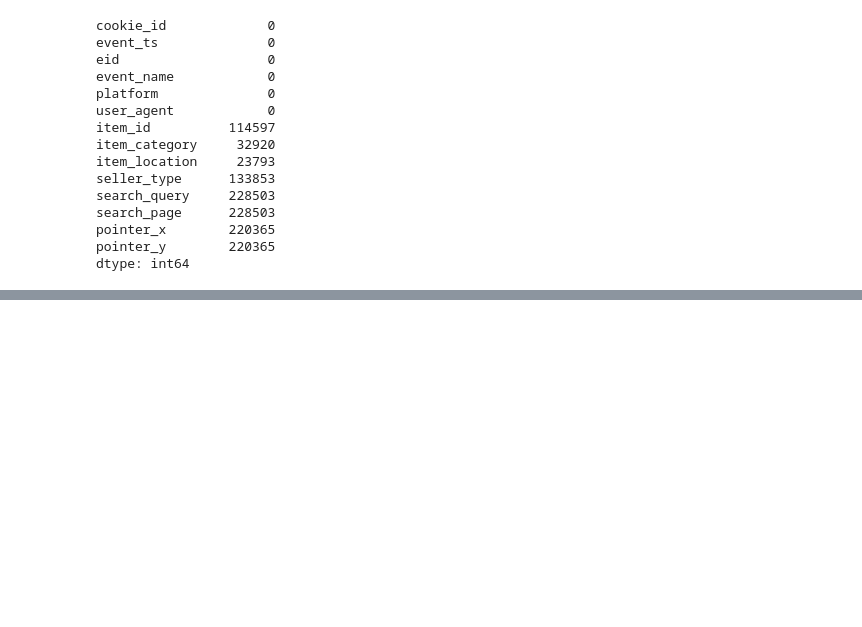
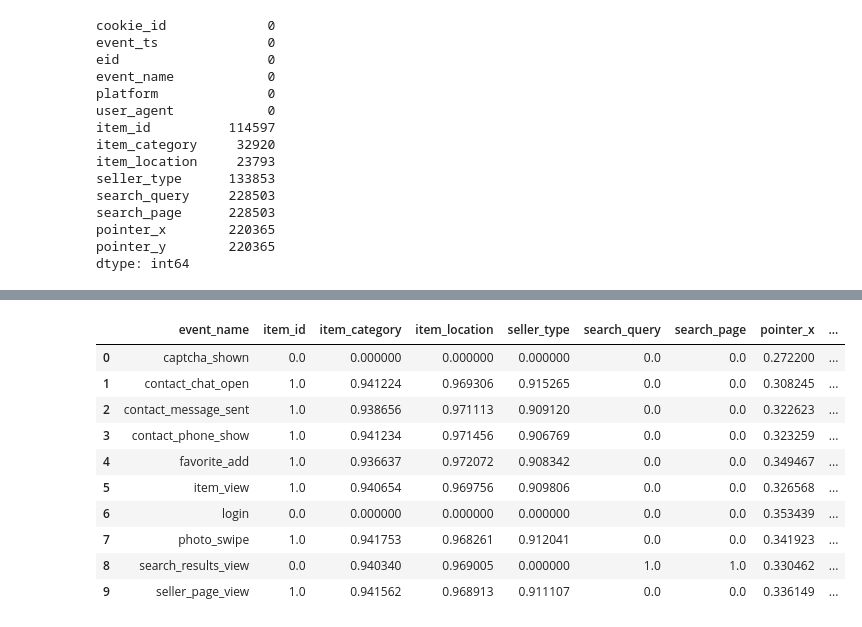
Before and after one commit to Nochami4/avito-bot-detection, a Jupyter notebook: solution.ipynb, the cells around one changed output, grey strips where cells are left out. Drawn from its saved outputs; the diff is of its cells as text; code cells hidden in the pictures; blank space fills up the shorter version.

```diff
--- a/solution.ipynb
+++ b/solution.ipynb
@@ -95,0 +113,31 @@ dtype: int64
+# %%
+nullable_columns = [
+    "item_id",
+    "item_category",
+    "item_location",
+    "seller_type",
+    "search_query",
+    "search_page",
+    "pointer_x",
+    "pointer_y",
+]
+
+event_stat = (
+    events.groupby("event_name")[nullable_columns]
+    .agg(lambda x: x.notna().mean())
+    .reset_index()
+)
+
+event_stat
+# %% [output]
+|  | event_name | item_id | item_category | item_location | seller_type | search_query | search_page | pointer_x | ... |
+| 0 | captcha_shown | 0.0 | 0.000000 | 0.000000 | 0.000000 | 0.0 | 0.0 | 0.272200 | ... |
+| 1 | contact_chat_open | 1.0 | 0.941224 | 0.969306 | 0.915265 | 0.0 | 0.0 | 0.308245 | ... |
+| 2 | contact_message_sent | 1.0 | 0.938656 | 0.971113 | 0.909120 | 0.0 | 0.0 | 0.322623 | ... |
+| 3 | contact_phone_show | 1.0 | 0.941234 | 0.971456 | 0.906769 | 0.0 | 0.0 | 0.323259 | ... |
+| 4 | favorite_add | 1.0 | 0.936637 | 0.972072 | 0.908342 | 0.0 | 0.0 | 0.349467 | ... |
+| 5 | item_view | 1.0 | 0.940654 | 0.969756 | 0.909806 | 0.0 | 0.0 | 0.326568 | ... |
+| 6 | login | 0.0 | 0.000000 | 0.000000 | 0.000000 | 0.0 | 0.0 | 0.353439 | ... |
+| 7 | photo_swipe | 1.0 | 0.941753 | 0.968261 | 0.912041 | 0.0 | 0.0 | 0.341923 | ... |
+| 8 | search_results_view | 0.0 | 0.940340 | 0.969005 | 0.000000 | 1.0 | 1.0 | 0.330462 | ... |
+| 9 | seller_page_view | 1.0 | 0.941562 | 0.968913 | 0.911107 | 0.0 | 0.0 | 0.336149 | ... |
```
Also changed, not shown: parts of 7 cells of this notebook.
